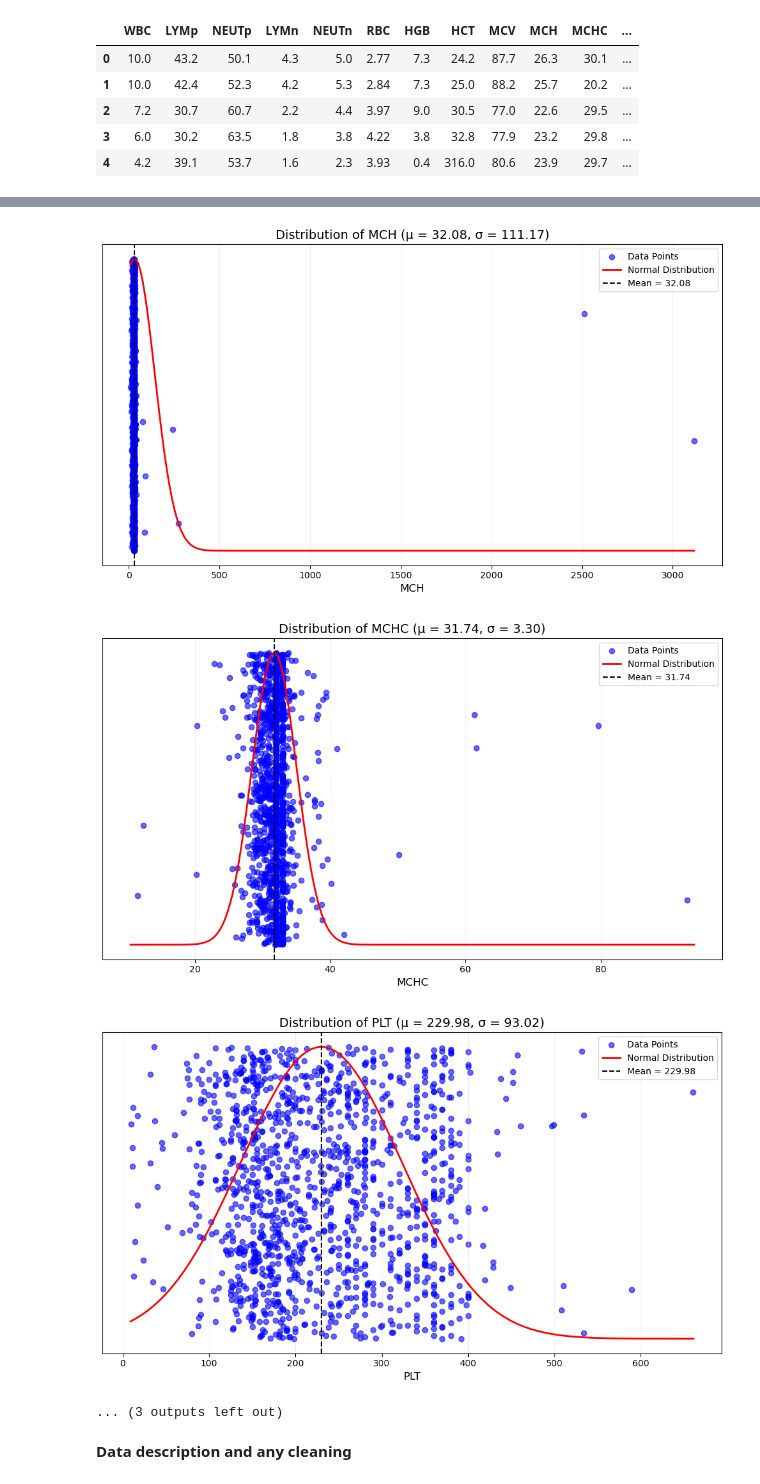
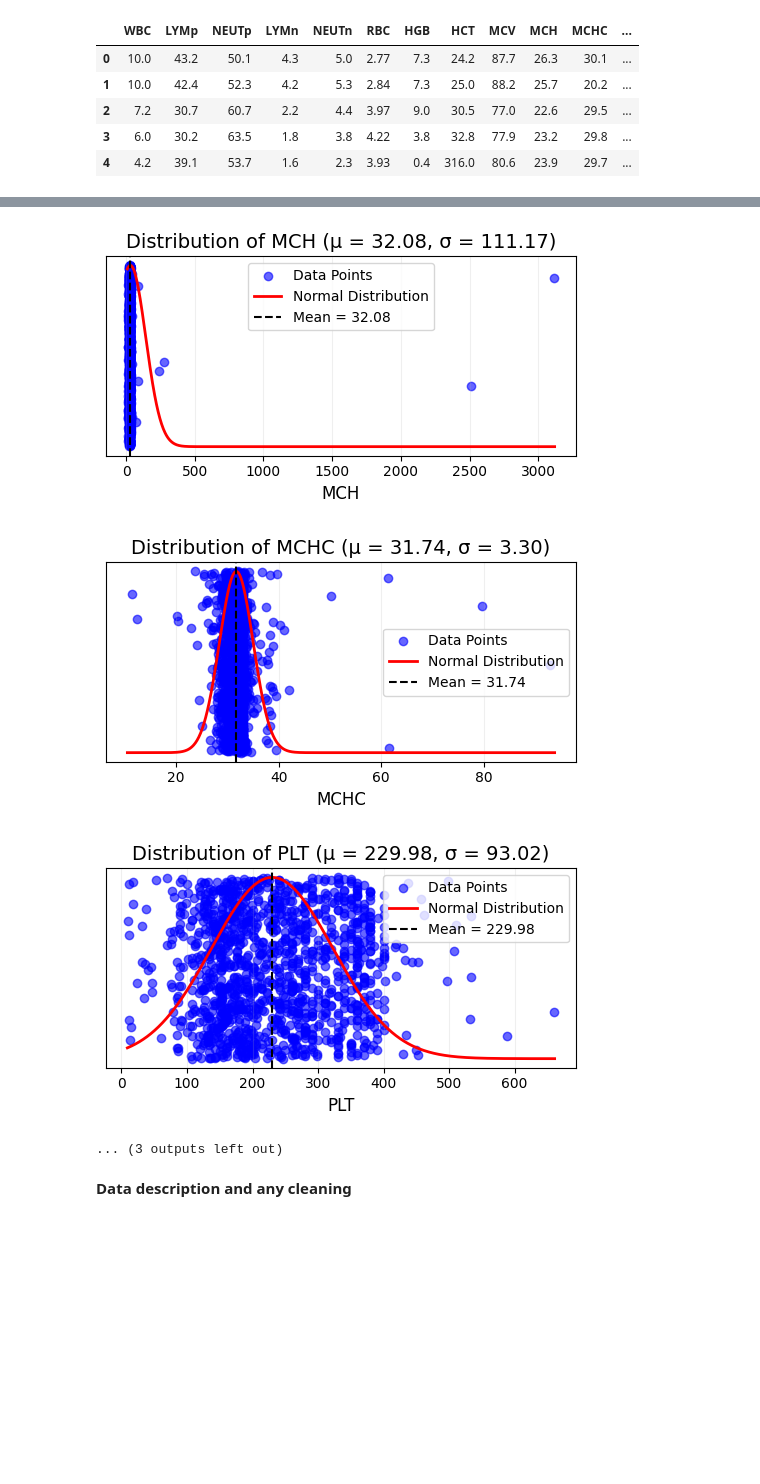
Before and after one commit to davidtabor0/Anemia_Classification, a Jupyter notebook: Anemia_Notebook.ipynb, the cells around one changed output, grey strips where cells are left out. Saved outputs shown, nothing was run; the diff lists cells and outputs as text; code cells hidden in the pictures; blank space fills up the shorter version.

Commit message:
Fixed plotting error

```diff
--- a/Anemia_Notebook.ipynb
+++ b/Anemia_Notebook.ipynb
@@ -26,12 +26,13 @@ df.head()
 | 3 | 6.0 | 30.2 | 63.5 | 1.8 | 3.8 | 4.22 | 3.8 | 32.8 | 77.9 | 23.2 | 29.8 | ... |
 | 4 | 4.2 | 39.1 | 53.7 | 1.6 | 2.3 | 3.93 | 0.4 | 316.0 | 80.6 | 23.9 | 29.7 | ... |
 # %%
-for column in df.columns:
+features = df.drop(columns=['Diagnosis'])
+for column in features.columns:
     mean = df[column].mean()
     std = df[column].std()
     data_range = np.linspace(df[column].min() - 1, df[column].max() + 1, 1000)
 
-    plotter.figure(figsize=(10, 6))
+    plotter.figure(figsize=(5, 3))
 
     # Create scatter plot for this column
     plotter.scatter(
@@ -83,6 +84,6 @@ for column in df.columns:
-[figure, old version]
+[figure, new version]
-[figure, old version]
+[figure, new version]
-[figure, old version]
+[figure, new version]
 ... (3 outputs left out)
 # %% [markdown]
 **Data description and any cleaning**
```
Also changed, not shown: parts of 2 cells of this notebook.
